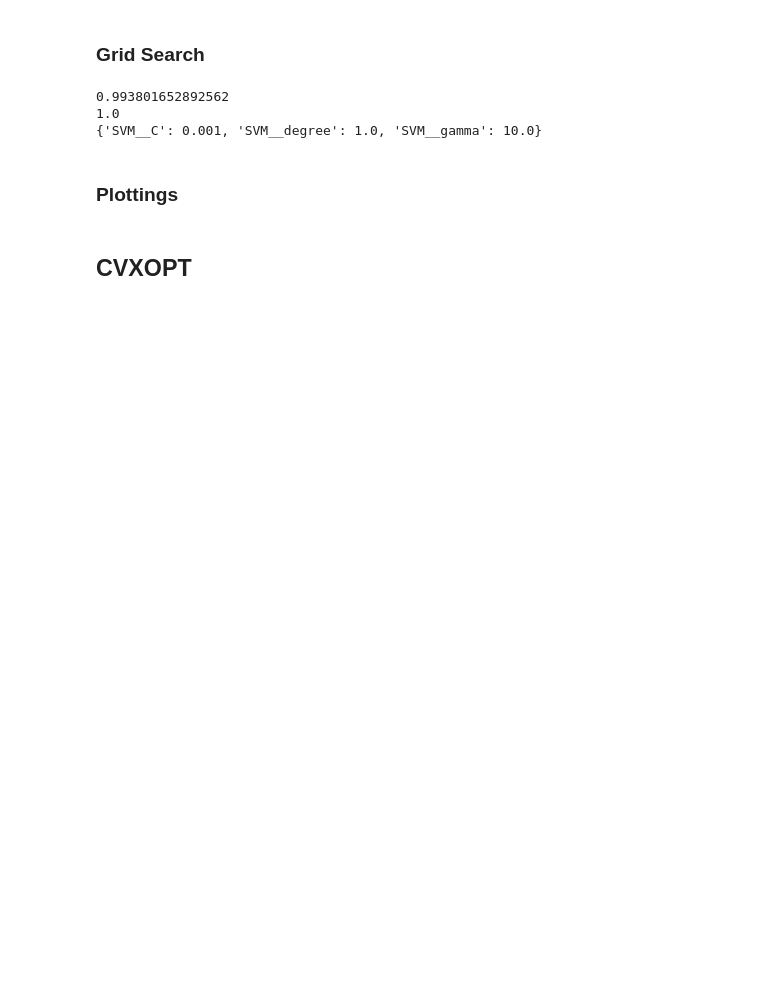
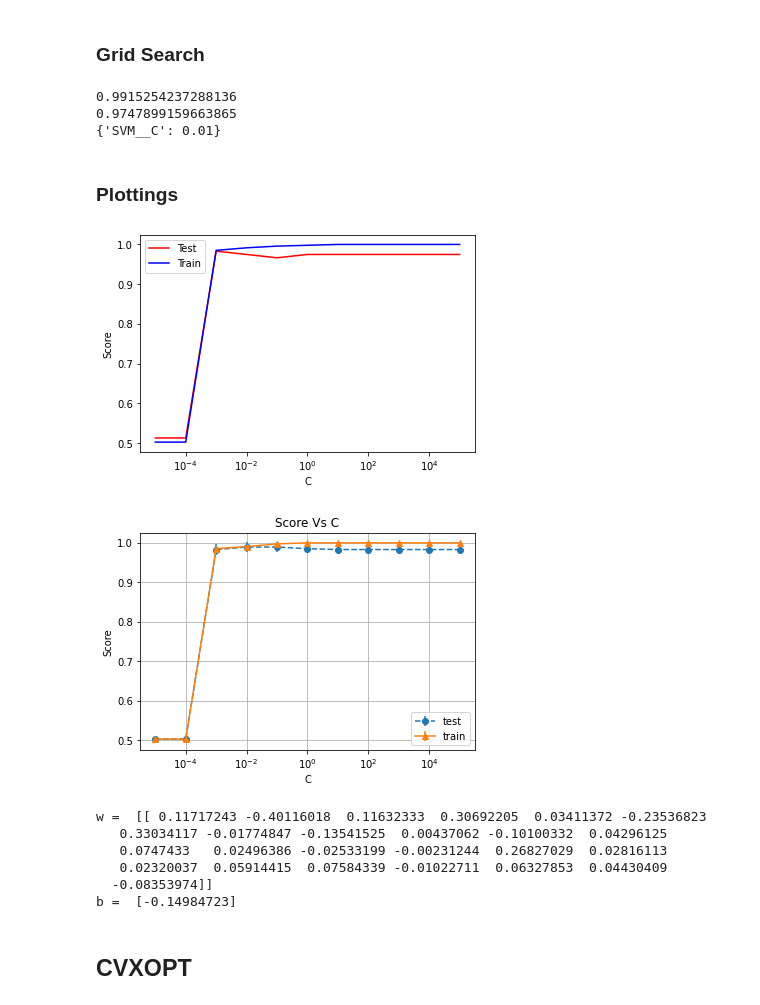
Before and after one commit to V-G-spec/ELL409-IITD-Intro-to-Machine-Learning, a Jupyter notebook: Assignment 2/Part1.ipynb, the cells around one changed output. Saved outputs shown, nothing was run; the diff lists cells and outputs as text; code cells hidden in the pictures; blank space fills up the shorter version.

Commit message:
Report started
Completed binary classification for linear kernel for 10 and 25 features

```diff
--- a/Assignment 2/Part1.ipynb
+++ b/Assignment 2/Part1.ipynb
@@ -122,11 +215,13 @@ def plot_search_results(grid):
 # %% [markdown]
 ### Data Import + Initialize
 # %%
-lab1 = 0
-lab2 = 1
+lab1 = 4
+lab2 = 6
 num_ft = 25
 split_frac = 0.8
+random_state = 69420
 file_name = '2019EE10143.csv'
+
 
 # Import
 df = pd.read_csv(file_name, header=None)
@@ -168,18 +286,20 @@ print (test_y.shape)
 # %%
 # https://scikit-learn.org/stable/modules/generated/sklearn.svm.SVC.html
 
-low_reg, high_reg = -3,3
-low_cof, high_cof = -3,3
-low_deg, high_deg = 1, 6
+low_reg, high_reg = -5,5
+# low_cof, high_cof = -3,3
+# low_deg, high_deg = 1, 6
 
 reg_pam = np.logspace(low_reg, high_reg, num=1+high_reg-low_reg)
-ker_coeff_pam = np.logspace(low_cof, high_cof, num=1+high_cof-low_cof)
-deg_pam = np.linspace(low_deg, high_deg, 1+low_deg+high_deg)
+# ker_coeff_pam = np.logspace(low_cof, high_cof, num=1+high_cof-low_cof)
+# deg_pam = np.linspace(low_deg, high_deg, 1+low_deg+high_deg)
 
 
-ppl = [('scaler', StandardScaler()), ('SVM', svm.SVC(kernel='poly'))]
+ppl = [('scaler', StandardScaler()), ('SVM', svm.SVC(kernel='linear'))]
 pipeline = Pipeline(ppl)
-parameters = {'SVM__C':reg_pam, 'SVM__degree':deg_pam, 'SVM__gamma':ker_coeff_pam}
+parameters = {'SVM__C':reg_pam} #Linear
+# parameters = {'SVM__C':reg_pam, 'SVM__degree':deg_pam, 'SVM__gamma':ker_coeff_pam}
+# parameters = {'SVM__C':reg_pam, 'SVM__degree':deg_pam, 'SVM__gamma':ker_coeff_pam}
 grid = GridSearchCV(pipeline, param_grid=parameters, cv=5, return_train_score=True)
 
 grid.fit(train_X, np.ravel(train_y, order='C'))
@@ -187,13 +307,32 @@ print(grid.score(train_X, train_y))
 print(grid.score(test_X, test_y))
 print(grid.best_params_)
 # %% [output]
-0.993801652892562
-1.0
-{'SVM__C': 0.001, 'SVM__degree': 1.0, 'SVM__gamma': 10.0}
+0.9915254237288136
+0.9747899159663865
+{'SVM__C': 0.01}
 # %% [markdown]
 ### Plottings
 # %%
-plot_it_all(train_X, train_y, test_X, test_y, reg_pam, ker_coeff_pam)
-plot_search_results(grid)
+plot_it_all_linear(train_X, train_y, test_X, test_y, reg_pam)
+plot_search_results_linear(grid, reg_pam)
+# %% [output]
+[figure, added]
+[figure, added]
+# %%
+pipeline = svm.SVC(kernel='linear', C=0.01)
+pipeline.fit(train_X, np.ravel(train_y, order='C'))
+print('w = ',pipeline.coef_)
+print('b = ',pipeline.intercept_)
+# print('Indices of support vectors = ', pipeline.support_)
+# print('Support vectors = ', pipeline.support_vectors_)
+# print('Number of support vectors for each class = ', pipeline.n_support_)
+# print('Coefficients of the support vector in the decision function = ', np.abs(pipeline.dual_coef_))
+# %% [output]
+w =  [[ 0.11717243 -0.40116018  0.11632333  0.30692205  0.03411372 -0.23536823
+   0.33034117 -0.01774847 -0.13541525  0.00437062 -0.10100332  0.04296125
+   0.0747433   0.02496386 -0.02533199 -0.00231244  0.26827029  0.02816113
+   0.02320037  0.05914415  0.07584339 -0.01022711  0.06327853  0.04430409
+  -0.08353974]]
+b =  [-0.14984723]
 # %% [markdown]
 ## CVXOPT
```
Also changed, not shown: parts of 8 cells of this notebook, 1 other file.
